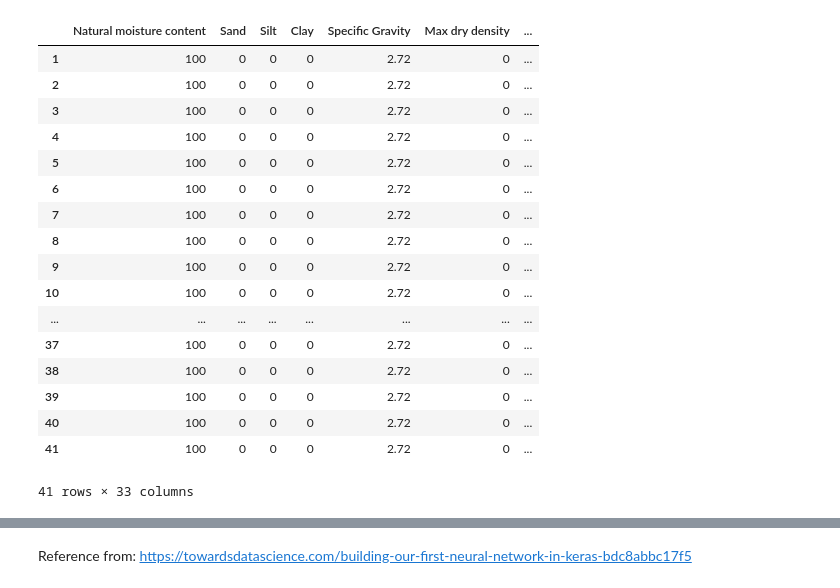
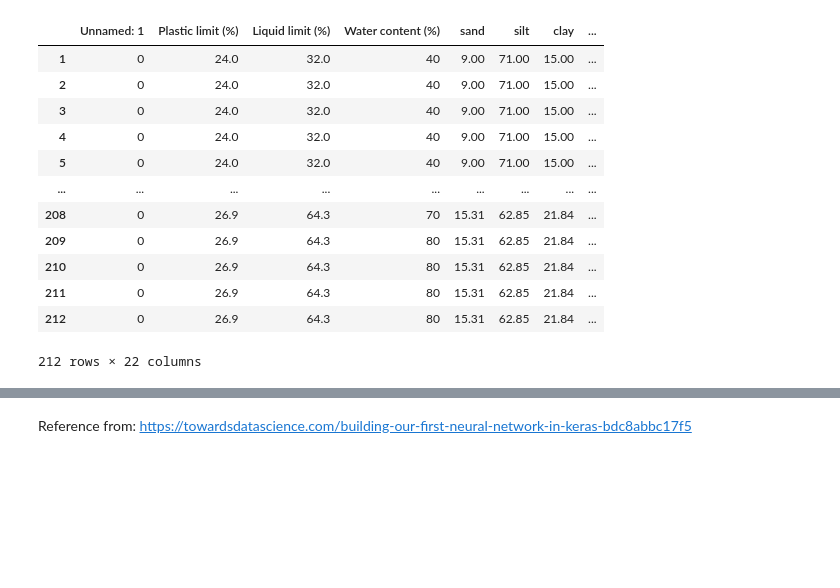
Before and after one commit to felixthe-cat/Personal_Projects, a Jupyter notebook: Jasmine's FYP/DCM_predictor.ipynb, the cells around one changed output, grey strips where cells are left out. Saved outputs shown, nothing was run; the diff lists cells and outputs as text; code cells hidden in the pictures; blank space fills up the shorter version.

```diff
--- a/Jasmine's FYP/DCM_predictor.ipynb
+++ b/Jasmine's FYP/DCM_predictor.ipynb
@@ -1,28 +1,34 @@
 # %%
 import pandas as pd
 import numpy as np
-df = pd.read_excel("/Users/felixlaw/Personal_Projects-1/Jasmine's FYP/ML dataset sample.xlsx",header=1)
-df = df.drop(columns= df.columns[:1]  , index=0)
-df = df.drop(columns= df.columns[-1:] )
-# df = df[df['Curing days (d)'] == 28]
-df = df.replace(np.nan, 0)
-df
+xls = pd.ExcelFile("/Users/felixlaw/Personal_Projects-1/Jasmine's FYP/dataset_FYP_training.xlsx")
+df1 = pd.read_excel(xls, 'training',header=2)
+df2 = pd.read_excel(xls, 'testing',header=2)
+
+
+
+df1 = df1.drop(columns= df1.columns[:1]  , index=0)
+df1 = df1.drop(columns= df1.columns[-1:] )
+# df1 = df1[df1['Curing days (d)'] == 28]
+df1 = df1.replace(np.nan, 0)
+
+df2 = df2.drop(columns= df2.columns[:1]  , index=0)
+df2 = df2.drop(columns= df2.columns[-1:] )
+# df2 = df2[df2['Curing days (d)'] == 28]
+df2 = df2.replace(np.nan, 0)
-# %% [output]
-|  | Natural moisture content | Sand | Silt | Clay | Specific Gravity | Max dry density | ... |
-| 1 | 100 | 0 | 0 | 0 | 2.72 | 0 | ... |
-| 2 | 100 | 0 | 0 | 0 | 2.72 | 0 | ... |
-| 3 | 100 | 0 | 0 | 0 | 2.72 | 0 | ... |
-| 4 | 100 | 0 | 0 | 0 | 2.72 | 0 | ... |
-| 5 | 100 | 0 | 0 | 0 | 2.72 | 0 | ... |
-| 6 | 100 | 0 | 0 | 0 | 2.72 | 0 | ... |
-| 7 | 100 | 0 | 0 | 0 | 2.72 | 0 | ... |
-| 8 | 100 | 0 | 0 | 0 | 2.72 | 0 | ... |
-| 9 | 100 | 0 | 0 | 0 | 2.72 | 0 | ... |
-| 10 | 100 | 0 | 0 | 0 | 2.72 | 0 | ... |
-| ... | ... | ... | ... | ... | ... | ... | ... |
-| 37 | 100 | 0 | 0 | 0 | 2.72 | 0 | ... |
-| 38 | 100 | 0 | 0 | 0 | 2.72 | 0 | ... |
-| 39 | 100 | 0 | 0 | 0 | 2.72 | 0 | ... |
-| 40 | 100 | 0 | 0 | 0 | 2.72 | 0 | ... |
-| 41 | 100 | 0 | 0 | 0 | 2.72 | 0 | ... |
-41 rows × 33 columns
+# %%
+df1
+# %% [output]
+|  | Unnamed: 1 | Plastic limit (%) | Liquid limit (%) | Water content (%) | sand | silt | clay | ... |
+| 1 | 0 | 24.0 | 32.0 | 40 | 9.00 | 71.00 | 15.00 | ... |
+| 2 | 0 | 24.0 | 32.0 | 40 | 9.00 | 71.00 | 15.00 | ... |
+| 3 | 0 | 24.0 | 32.0 | 40 | 9.00 | 71.00 | 15.00 | ... |
+| 4 | 0 | 24.0 | 32.0 | 40 | 9.00 | 71.00 | 15.00 | ... |
+| 5 | 0 | 24.0 | 32.0 | 40 | 9.00 | 71.00 | 15.00 | ... |
+| ... | ... | ... | ... | ... | ... | ... | ... | ... |
+| 208 | 0 | 26.9 | 64.3 | 70 | 15.31 | 62.85 | 21.84 | ... |
+| 209 | 0 | 26.9 | 64.3 | 80 | 15.31 | 62.85 | 21.84 | ... |
+| 210 | 0 | 26.9 | 64.3 | 80 | 15.31 | 62.85 | 21.84 | ... |
+| 211 | 0 | 26.9 | 64.3 | 80 | 15.31 | 62.85 | 21.84 | ... |
+| 212 | 0 | 26.9 | 64.3 | 80 | 15.31 | 62.85 | 21.84 | ... |
+212 rows × 22 columns
```
Also changed, not shown: parts of 13 cells of this notebook, 10 other files.
